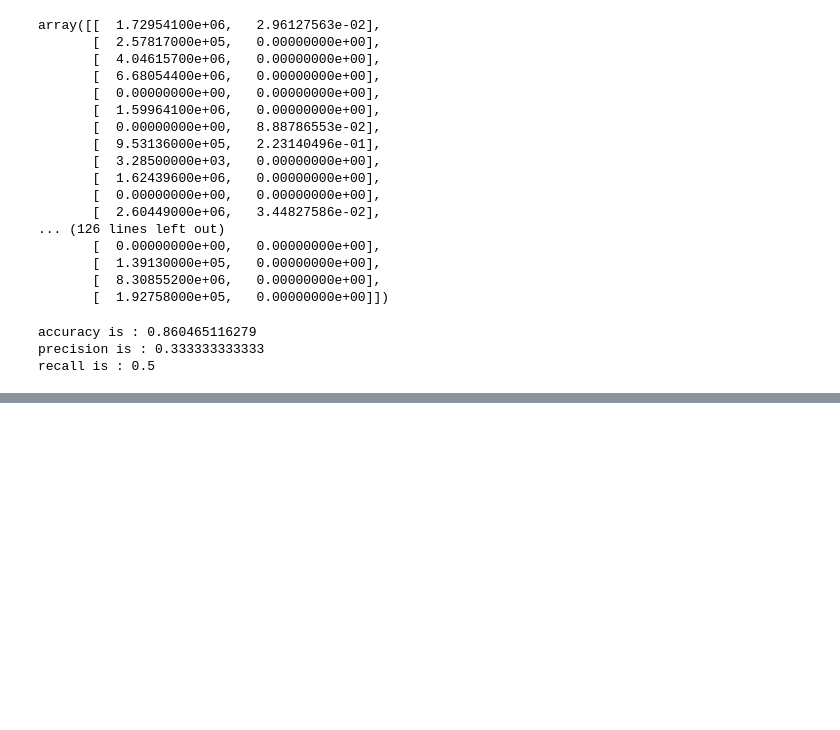
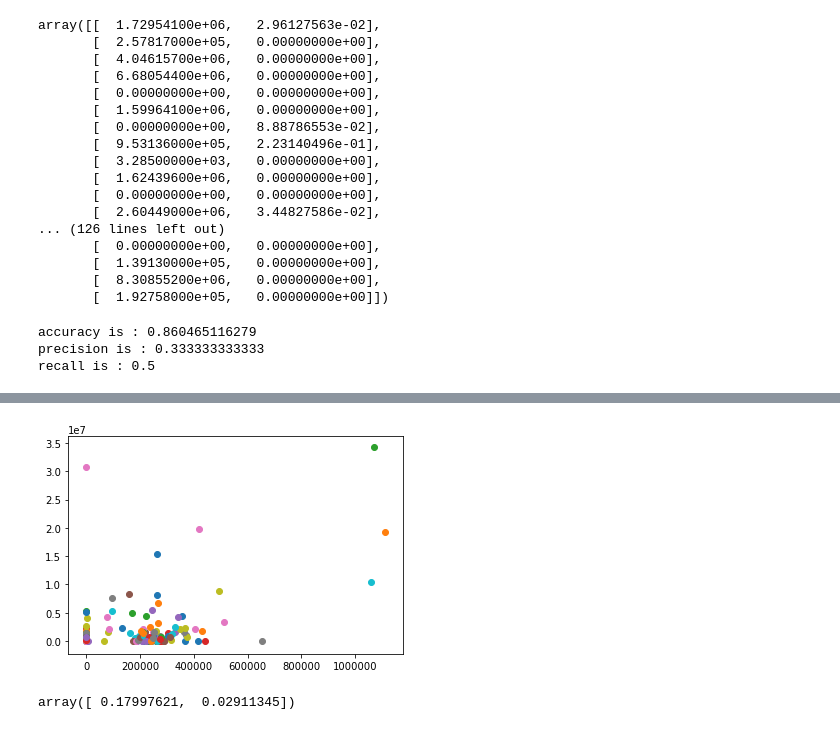
Before and after one commit to km4657/mlsetup, a Jupyter notebook: Hackathon Setup.ipynb, the cells around one changed output, grey strips where cells are left out. Saved outputs shown, nothing was run; the diff lists cells and outputs as text; code cells hidden in the pictures; blank space fills up the shorter version.

```diff
--- a/Hackathon Setup.ipynb
+++ b/Hackathon Setup.ipynb
@@ -310,0 +333,34 @@ dump_classifier_and_data(clf, data_dict, features_list)
+# %%
+
+### the input features we want to use
+### can be any key in the person-level dictionary (salary, director_fees, etc.)
+feature_1 = "salary"
+feature_2 = "exercised_stock_options"
+poi  = "poi"
+features_list = [poi, feature_1, feature_2]
+data = featureFormat(data_dict, features_list )
+poi, finance_features = targetFeatureSplit( data )
+
+
+### in the "clustering with 3 features" part of the mini-project,
+### you'll want to change this line to
+### for f1, f2, _ in finance_features:
+### (as it's currently written, line below assumes 2 features)
+for f1, f2  in finance_features:
+    plt.scatter( f1, f2 )
+plt.show()
+# %% [output]
+[figure, added]
+# %%
+from sklearn.cluster import KMeans
+features_list = ["poi", feature_1, feature_2]
+data2 = featureFormat(data_dict, features_list )
+poi, finance_features = targetFeatureSplit( data2 )
+
+from sklearn.preprocessing import MinMaxScaler
+scaler = MinMaxScaler()
+rescaled_finance_features = scaler.fit_transform(finance_features)
+output = scaler.transform(numpy.array([200000.,1000000.]))
+output
+# %% [output]
+array([ 0.17997621,  0.02911345])
```
Also changed, not shown: parts of 9 cells of this notebook.
